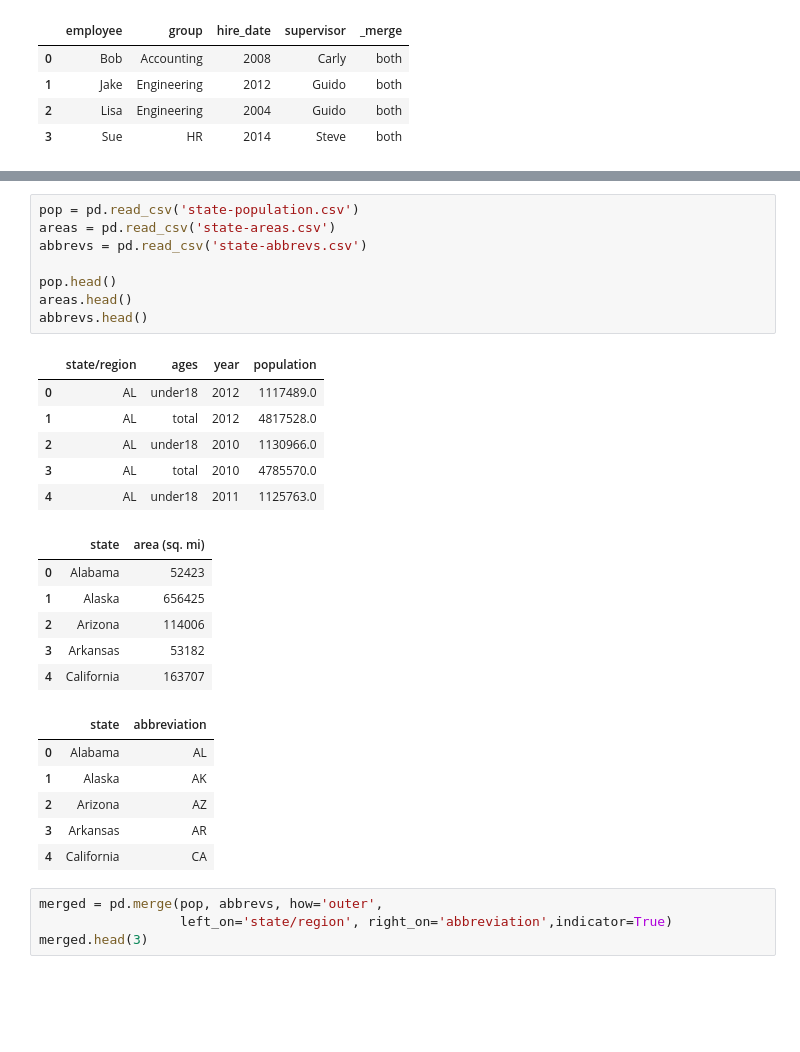
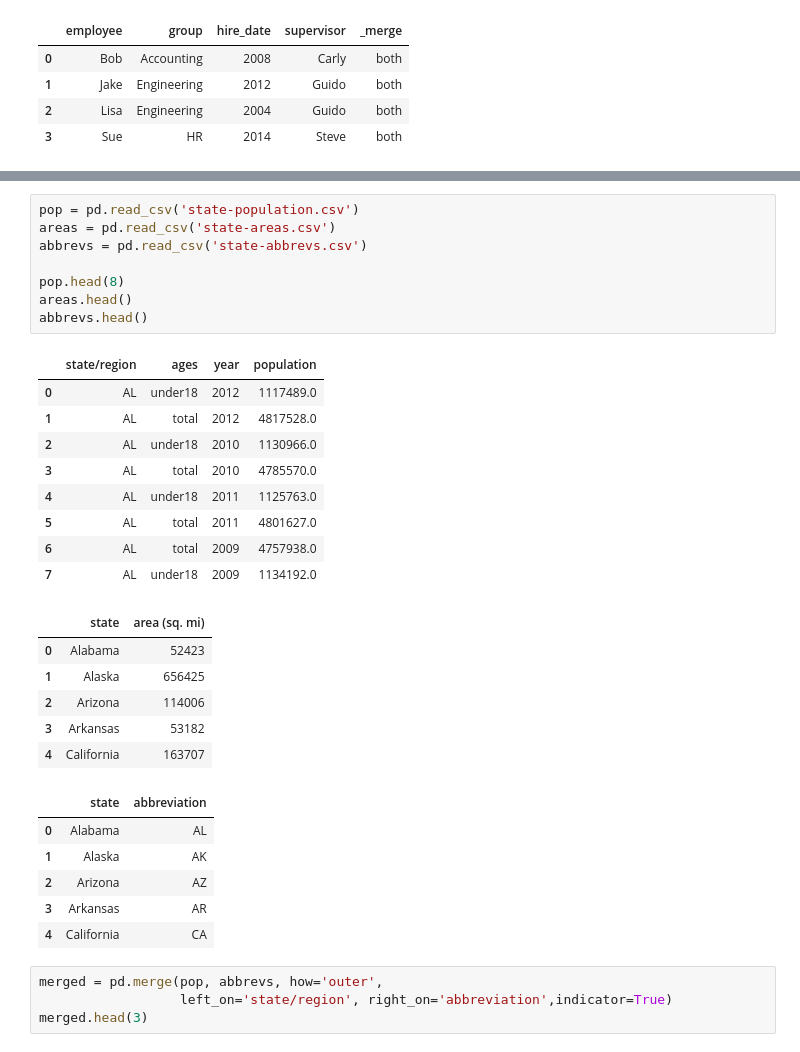
Before and after one commit to theaok/datManPy, a Jupyter notebook: pandas.ipynb, the cells around one changed output, grey strips where cells are left out. Saved outputs shown, nothing was run; the diff lists cells and outputs as text; blank space fills up the shorter version.

```diff
--- a/pandas.ipynb
+++ b/pandas.ipynb
@@ -1326,18 +1322,21 @@ pd.merge(df3, df4,how='outer',indicator=True) #note same syntax as for one to on
 # %%
 pop = pd.read_csv('state-population.csv')
 areas = pd.read_csv('state-areas.csv')
 abbrevs = pd.read_csv('state-abbrevs.csv')
 
-pop.head()
+pop.head(8)
 areas.head()
 abbrevs.head()
 # %% [output]
 |  | state/region | ages | year | population |
 | 0 | AL | under18 | 2012 | 1117489.0 |
 | 1 | AL | total | 2012 | 4817528.0 |
 | 2 | AL | under18 | 2010 | 1130966.0 |
 | 3 | AL | total | 2010 | 4785570.0 |
 | 4 | AL | under18 | 2011 | 1125763.0 |
+| 5 | AL | total | 2011 | 4801627.0 |
+| 6 | AL | total | 2009 | 4757938.0 |
+| 7 | AL | under18 | 2009 | 1134192.0 |
 |  | state | area (sq. mi) |
 | 0 | Alabama | 52423 |
 | 1 | Alaska | 656425 |
```
Also changed, not shown: parts of 20 cells of this notebook.
